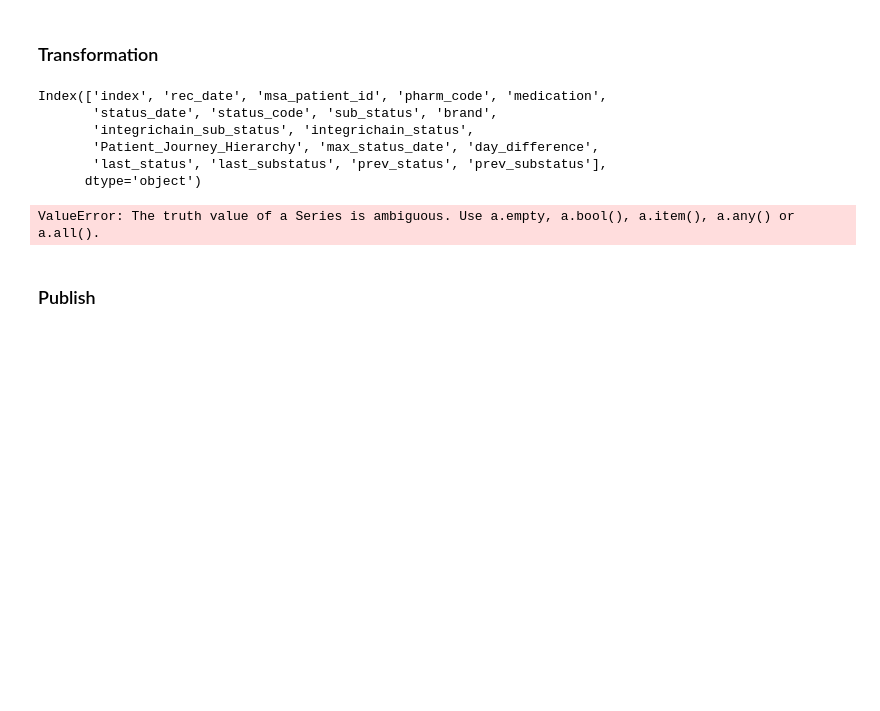
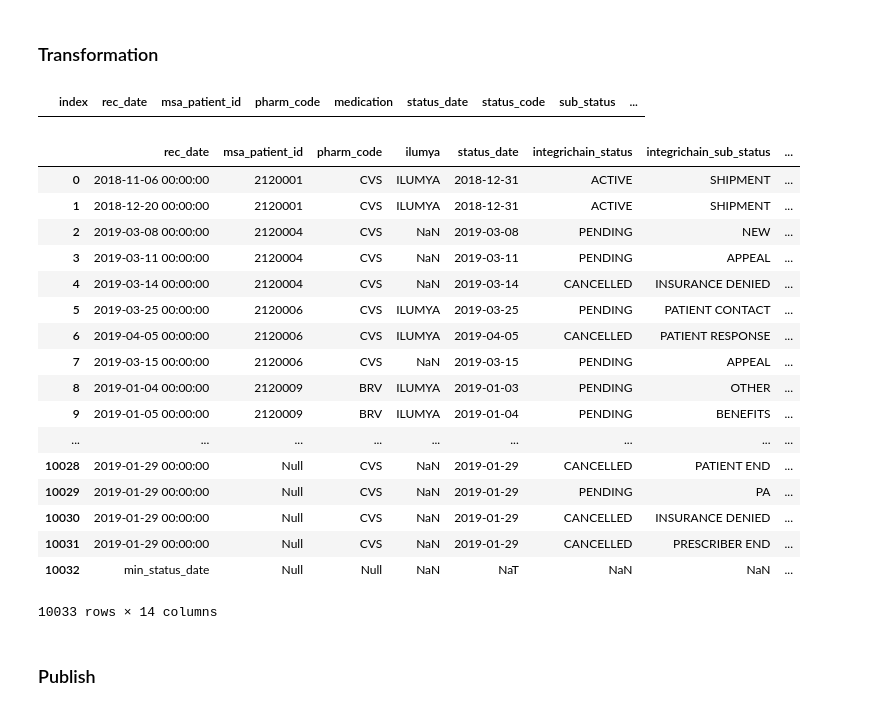
Before and after one commit to RyanAdalbert/s3parq, a Jupyter notebook: transforms/accredo_cancel_before_active.ipynb, the cells around one changed output. Drawn from its saved outputs; the diff is of its cells as text; code cells hidden in the pictures; blank space fills up the shorter version.

```diff
--- a/transforms/accredo_cancel_before_active.ipynb
+++ b/transforms/accredo_cancel_before_active.ipynb
@@ -157,7 +157,10 @@ class Transform(DbTransform):
     fulfillment: str = 'Fulfillment' # Fulfillment pjh
     transfer: str = 'Transferred' # Transferred pjh
     payer: str = 'Payer' # Payer pjh
-    no_clarity: str = 'No Status Clarity' # Final result of enrichment
+    no_clarity: str = 'NO STATUS CLARITY' # Final result of enrichment
+
+    # Pharmacy in question
+    accredo: str = 'ACCREDO'
 
 transform = Transform()
 # %%
@@ -326,14 +330,6 @@ df = (
         x.groupby([patient, pharm, brand])[status_date].transform(max)
     ))
 )
-# %%
-# Find difference in days between status date and max status date
-df = (
-    df
-    .assign(day_difference=lambda x:(
-        x['max_status_date'] - x[status_date]
-    ))
-)
 # %%
 # Drop records from df to find last status and substatus
 last_status_df = (
@@ -341,25 +337,22 @@ last_status_df = (
     .sort_values([patient, pharm, brand, status_date, ref_date])
     # Also create previous status and substatus columns
     .assign(prev_status=lambda x:(
-        x[ic_status].shift(-1)
+        x[ic_status].shift(1)
     ))
     .assign(prev_substatus=lambda x:(
-        x[ic_substatus].shift(-1)
+        x[ic_substatus].shift(1)
+    ))
+    .assign(prev_status_date=lambda x:(
+        x[status_date].shift(1)
+    ))
+    .assign(day_difference=lambda x:(
+        x['max_status_date'] - x['prev_status_date']
     ))
     .drop_duplicates(subset=[patient, pharm, brand], keep='last')
-    [[patient, pharm, brand, status_date, ref_date, ic_status, ic_substatus, 'prev_status', 'prev_substatus']]
+    [[patient, pharm, brand, status_date, ref_date, ic_status, ic_substatus, 'day_difference', 'prev_status', 'prev_substatus']]
     .rename(columns={ic_status: 'last_status', ic_substatus: 'last_substatus'})
     .drop(columns=[patient, pharm, brand, status_date, ref_date])
 )
-# %%
-df.columns
-# %% [output]
-Index(['index', 'rec_date', 'msa_patient_id', 'pharm_code', 'medication',
-       'status_date', 'status_code', 'sub_status', 'brand',
-       'integrichain_sub_status', 'integrichain_status',
-       'Patient_Journey_Hierarchy', 'max_status_date', 'day_difference',
-       'last_status', 'last_substatus', 'prev_status', 'prev_substatus'],
-      dtype='object')
 # %%
 # Merge to df to obtain those two columns
 df = (
@@ -368,17 +361,13 @@ df = (
 )
 # %%
 # Create column denoting prev status and substatus that are in one of the three cases
-df = (
-    df
-    .assign(prev_check=lambda x:(
-        True if (
-            (x.prev_status == pending and x.prev_substatus == pending_new) |
-            (x.prev_status.isin([cancelled, discontinued]))
-        ) else False
-    ))
+df.loc[:, 'prev_check'] = (
+    (
+        (df.prev_status == pending) &
+        (df.prev_substatus == pending_new)
+    ) |
+    df.prev_status.isin([cancelled, discontinued])
 )
-# %% [output]
-ValueError: The truth value of a Series is ambiguous. Use a.empty, a.bool(), a.item(), a.any() or a.all().
 # %%
 # Apply enrichment using loc with the case structure
 df.loc[(
@@ -392,3 +382,28 @@ df.loc[(
+# %%
+df[df[pjh] == no_clarity]
+# %% [output]
+|  | index | rec_date | msa_patient_id | pharm_code | medication | status_date | status_code | sub_status | ... |
+# %%
+df[[ref_date, patient, pharm, brand, status_date, ic_status, ic_substatus, pjh, 'day_difference', 'last_status', 'last_substatus', 'prev_status', 'prev_substatus', 'prev_check']]
+# %% [output]
+|  | rec_date | msa_patient_id | pharm_code | ilumya | status_date | integrichain_status | integrichain_sub_status | ... |
+| 0 | 2018-11-06 00:00:00 | 2120001 | CVS | ILUMYA | 2018-12-31 | ACTIVE | SHIPMENT | ... |
+| 1 | 2018-12-20 00:00:00 | 2120001 | CVS | ILUMYA | 2018-12-31 | ACTIVE | SHIPMENT | ... |
+| 2 | 2019-03-08 00:00:00 | 2120004 | CVS | NaN | 2019-03-08 | PENDING | NEW | ... |
+| 3 | 2019-03-11 00:00:00 | 2120004 | CVS | NaN | 2019-03-11 | PENDING | APPEAL | ... |
+| 4 | 2019-03-14 00:00:00 | 2120004 | CVS | NaN | 2019-03-14 | CANCELLED | INSURANCE DENIED | ... |
+| 5 | 2019-03-25 00:00:00 | 2120006 | CVS | ILUMYA | 2019-03-25 | PENDING | PATIENT CONTACT | ... |
+| 6 | 2019-04-05 00:00:00 | 2120006 | CVS | ILUMYA | 2019-04-05 | CANCELLED | PATIENT RESPONSE | ... |
+| 7 | 2019-03-15 00:00:00 | 2120006 | CVS | NaN | 2019-03-15 | PENDING | APPEAL | ... |
+| 8 | 2019-01-04 00:00:00 | 2120009 | BRV | ILUMYA | 2019-01-03 | PENDING | OTHER | ... |
+| 9 | 2019-01-05 00:00:00 | 2120009 | BRV | ILUMYA | 2019-01-04 | PENDING | BENEFITS | ... |
+| ... | ... | ... | ... | ... | ... | ... | ... | ... |
+| 10028 | 2019-01-29 00:00:00 | Null | CVS | NaN | 2019-01-29 | CANCELLED | PATIENT END | ... |
+| 10029 | 2019-01-29 00:00:00 | Null | CVS | NaN | 2019-01-29 | PENDING | PA | ... |
+| 10030 | 2019-01-29 00:00:00 | Null | CVS | NaN | 2019-01-29 | CANCELLED | INSURANCE DENIED | ... |
+| 10031 | 2019-01-29 00:00:00 | Null | CVS | NaN | 2019-01-29 | CANCELLED | PRESCRIBER END | ... |
+| 10032 | min_status_date | Null | Null | NaN | NaT | NaN | NaN | ... |
+10033 rows × 14 columns
 # %%
 ### Use the variables above to execute your transformation. the final output needs to be a variable named final_dataframe
 # %% [markdown]
```
Also changed, not shown: parts of 6 cells of this notebook.
